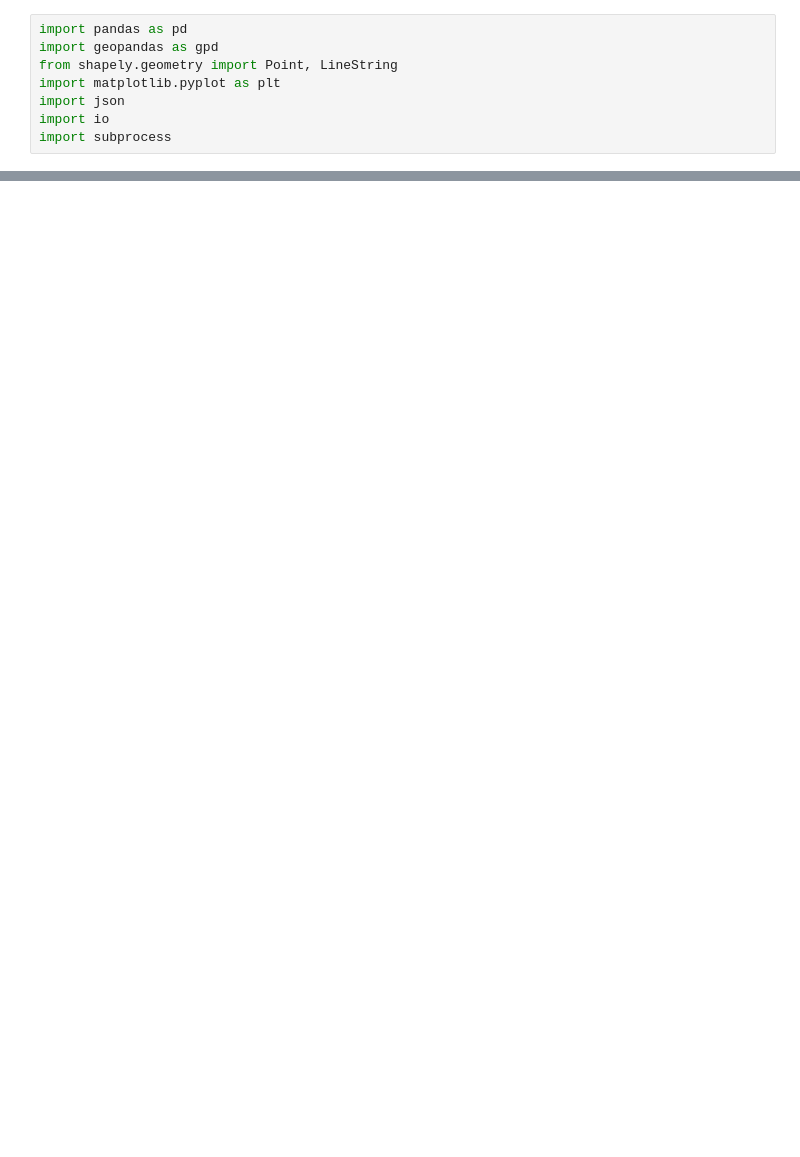
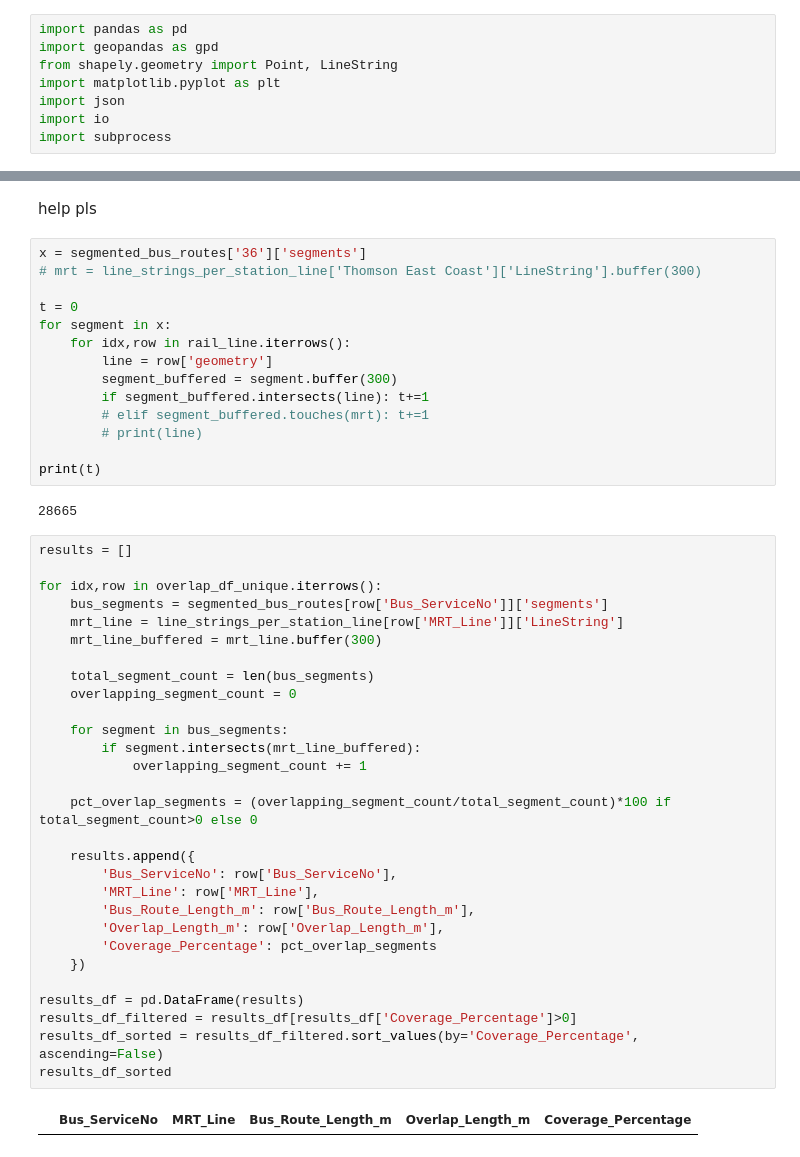
Before and after one commit to ajjajjajjajj/dsa4264-lta-geospatial, a Jupyter notebook: Parallel_Route_kiley.ipynb, the cells around one changed output, grey strips where cells are left out. Cells and saved outputs as stored; diff of their text form; blank space fills up the shorter version.

```diff
--- a/Parallel_Route_kiley.ipynb
+++ b/Parallel_Route_kiley.ipynb
@@ -264,0 +546,49 @@ See the caveats in the documentation: https://pandas.pydata.org/pandas-docs/stab
+# %% [markdown]
+help pls
+# %%
+x = segmented_bus_routes['36']['segments']
+# mrt = line_strings_per_station_line['Thomson East Coast']['LineString'].buffer(300)
+
+t = 0
+for segment in x:
+    for idx,row in rail_line.iterrows():
+        line = row['geometry']
+        segment_buffered = segment.buffer(300)
+        if segment_buffered.intersects(line): t+=1
+        # elif segment_buffered.touches(mrt): t+=1
+        # print(line)
+
+print(t)
+# %% [output]
+28665
+# %%
+results = []
+
+for idx,row in overlap_df_unique.iterrows():
+    bus_segments = segmented_bus_routes[row['Bus_ServiceNo']]['segments']
+    mrt_line = line_strings_per_station_line[row['MRT_Line']]['LineString']
+    mrt_line_buffered = mrt_line.buffer(300)
+
+    total_segment_count = len(bus_segments)
+    overlapping_segment_count = 0
+
+    for segment in bus_segments:
+        if segment.intersects(mrt_line_buffered):
+            overlapping_segment_count += 1
+
+    pct_overlap_segments = (overlapping_segment_count/total_segment_count)*100 if total_segment_count>0 else 0
+
+    results.append({
+        'Bus_ServiceNo': row['Bus_ServiceNo'],
+        'MRT_Line': row['MRT_Line'],
+        'Bus_Route_Length_m': row['Bus_Route_Length_m'],
+        'Overlap_Length_m': row['Overlap_Length_m'],
+        'Coverage_Percentage': pct_overlap_segments
+    })
+
+results_df = pd.DataFrame(results)
+results_df_filtered = results_df[results_df['Coverage_Percentage']>0]
+results_df_sorted = results_df_filtered.sort_values(by='Coverage_Percentage', ascending=False)
+results_df_sorted
+# %% [output]
+|  | Bus_ServiceNo | MRT_Line | Bus_Route_Length_m | Overlap_Length_m | Coverage_Percentage |
```
Also changed, not shown: parts of 25 cells of this notebook.
